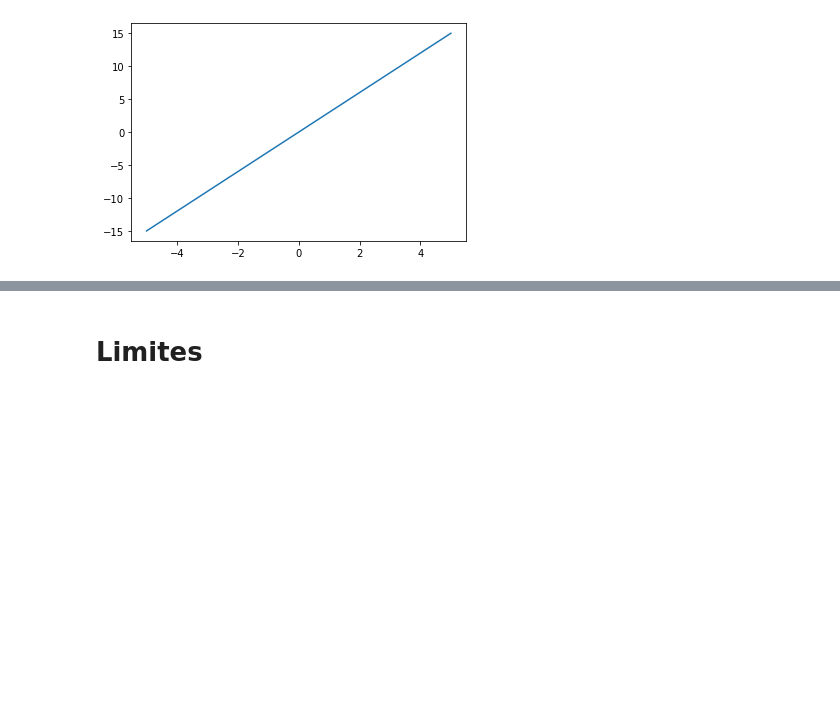
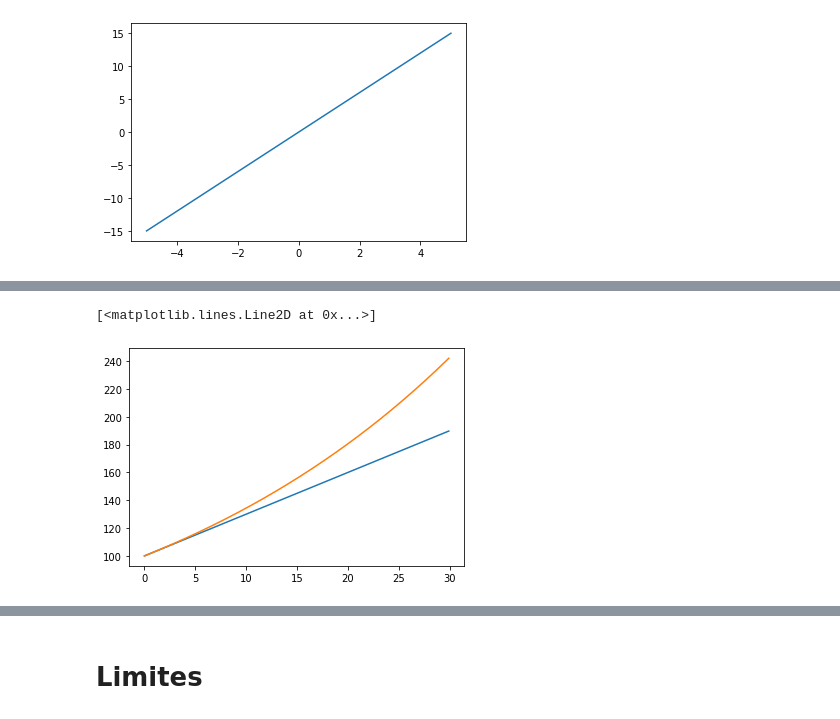
Before and after one commit to gabrielvieiraf/ProjetosPython, a Jupyter notebook: GoogleColab/Calculo/Matematica01.ipynb, the cells around one changed output, grey strips where cells are left out. Drawn from its saved outputs; the diff is of its cells as text; code cells hidden in the pictures; blank space fills up the shorter version.

```diff
--- a/GoogleColab/Calculo/Matematica01.ipynb
+++ b/GoogleColab/Calculo/Matematica01.ipynb
@@ -409,0 +535,21 @@ $ f^{-1}(f(x)) = x$
+# %%
+# Definindo função de juros compostos
+def vf_c(i,n,vp): return vp*(1+i)**n
+# %%
+eixo_x = list()
+eixo_y = list()
+
+eixo_y2 = list()
+
+for t in np.arange(0,30, step=0.1):
+  eixo_x.append(t)
+  eixo_y.append(vf(0.03,t,100))
+
+  eixo_x2.append(t)
+  eixo_y2.append(vf_c(0.03,t,100))
+
+plt.plot(eixo_x,eixo_y)
+plt.plot(eixo_x,eixo_y2)
+# %% [output]
+[<matplotlib.lines.Line2D at 0x...>]
+[figure, added]
```
Also changed, not shown: parts of 21 cells of this notebook.
